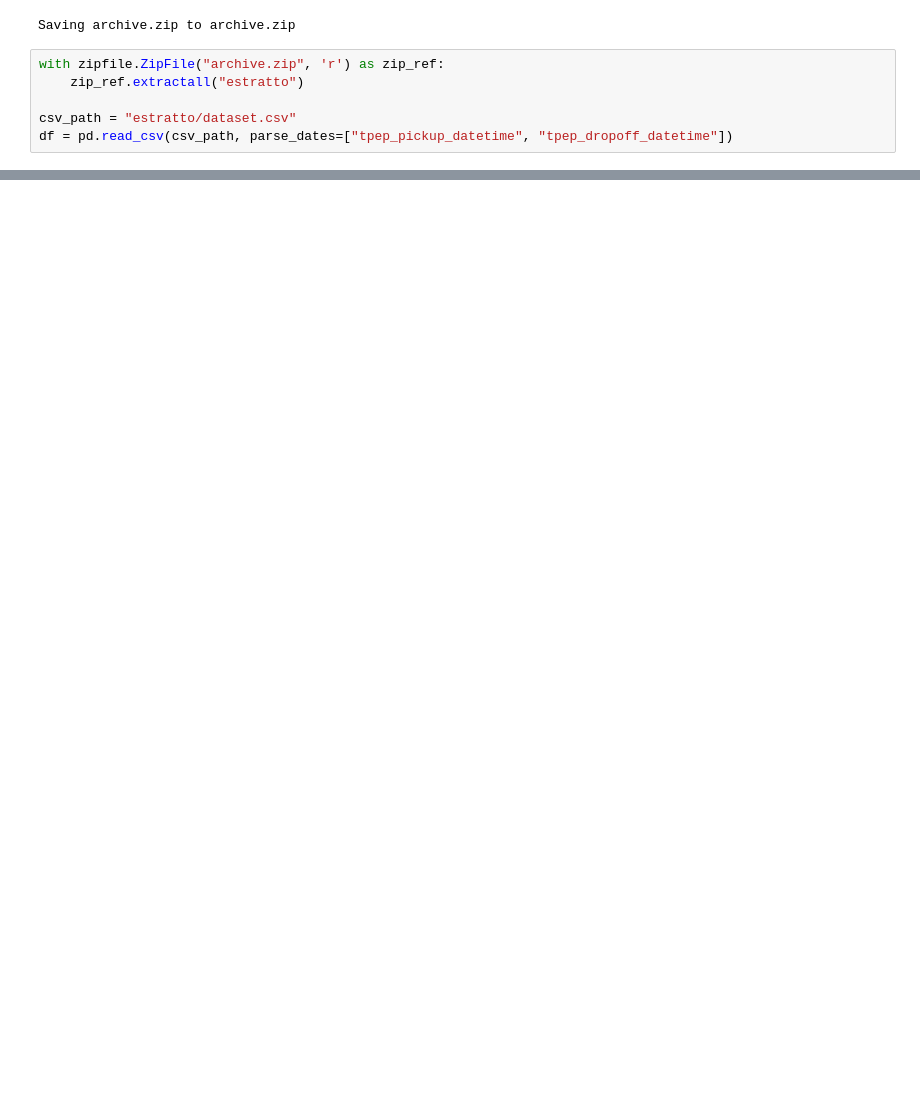
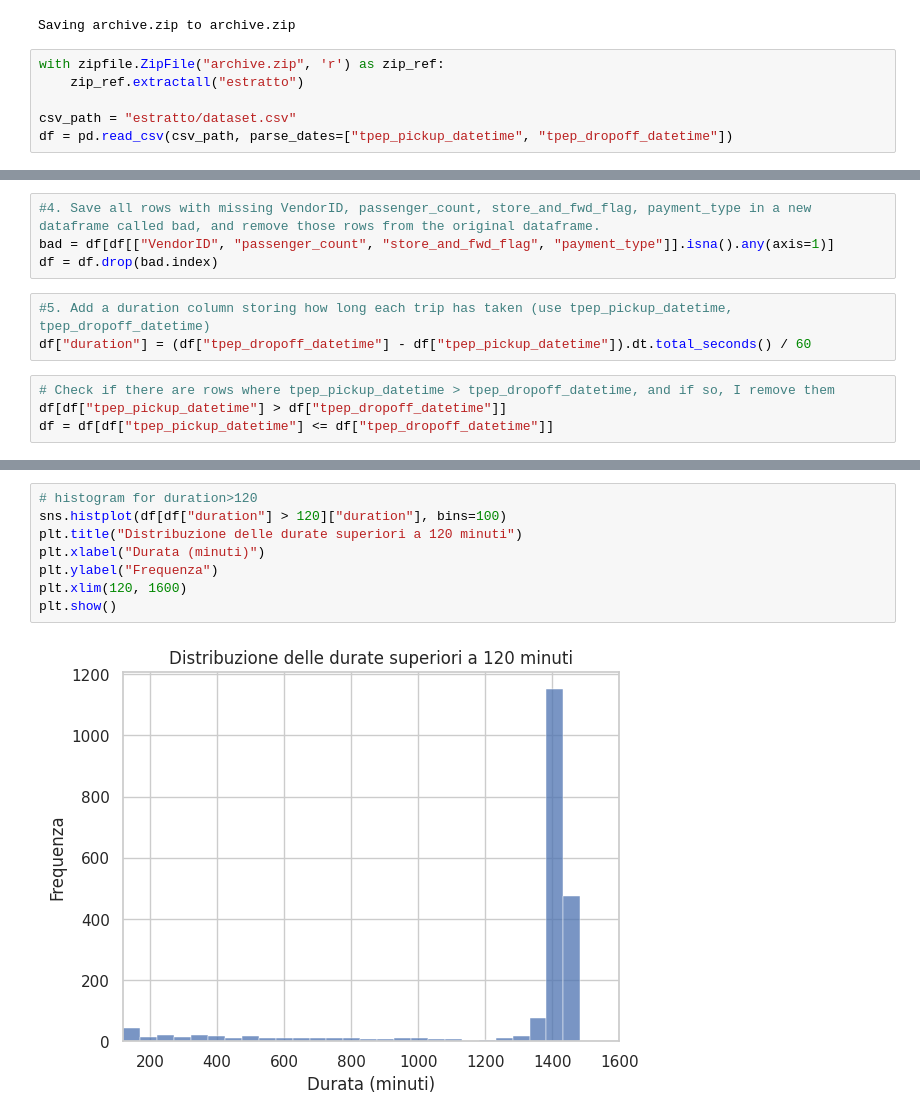
Before and after one commit to robbianiandrea/focs, a Jupyter notebook: Progetto_Andrea_Robbiani.ipynb, the cells around one changed output, grey strips where cells are left out. Drawn from its saved outputs; the diff is of its cells as text; blank space fills up the shorter version.

```diff
--- a/Progetto_Andrea_Robbiani.ipynb
+++ b/Progetto_Andrea_Robbiani.ipynb
@@ -26,0 +34,11 @@ long_trips = df[df["trip_distance"] > 50]
+# %%
+#4. Save all rows with missing VendorID, passenger_count, store_and_fwd_flag, payment_type in a new dataframe called bad, and remove those rows from the original dataframe.
+bad = df[df[["VendorID", "passenger_count", "store_and_fwd_flag", "payment_type"]].isna().any(axis=1)]
+df = df.drop(bad.index)
+# %%
+#5. Add a duration column storing how long each trip has taken (use tpep_pickup_datetime, tpep_dropoff_datetime)
+df["duration"] = (df["tpep_dropoff_datetime"] - df["tpep_pickup_datetime"]).dt.total_seconds() / 60
+# %%
+# Check if there are rows where tpep_pickup_datetime > tpep_dropoff_datetime, and if so, I remove them
+df[df["tpep_pickup_datetime"] > df["tpep_dropoff_datetime"]]
+df = df[df["tpep_pickup_datetime"] <= df["tpep_dropoff_datetime"]]
@@ -26,0 +56,10 @@ long_trips = df[df["trip_distance"] > 50]
+# %%
+# histogram for duration>120
+sns.histplot(df[df["duration"] > 120]["duration"], bins=100)
+plt.title("Distribuzione delle durate superiori a 120 minuti")
+plt.xlabel("Durata (minuti)")
+plt.ylabel("Frequenza")
+plt.xlim(120, 1600)
+plt.show()
+# %% [output]
+[figure, added]
```
Also changed, not shown: parts of 5 cells of this notebook.
